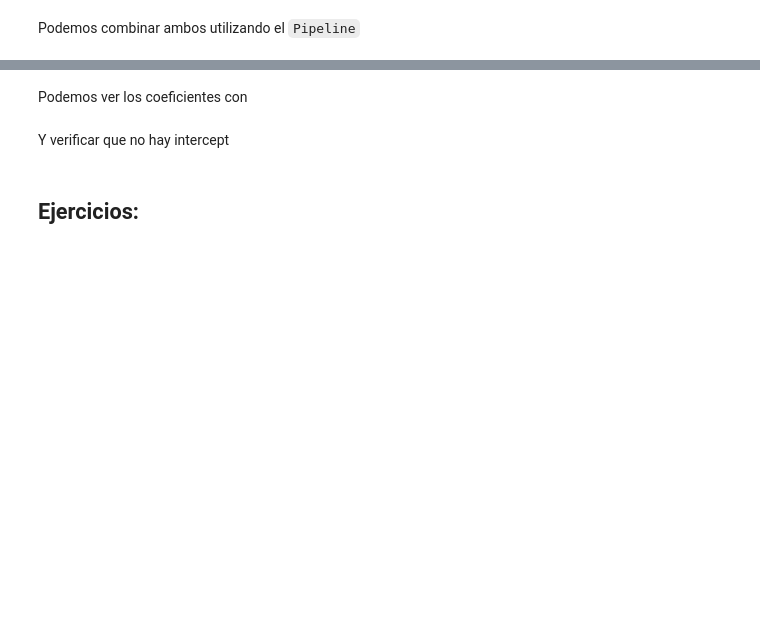
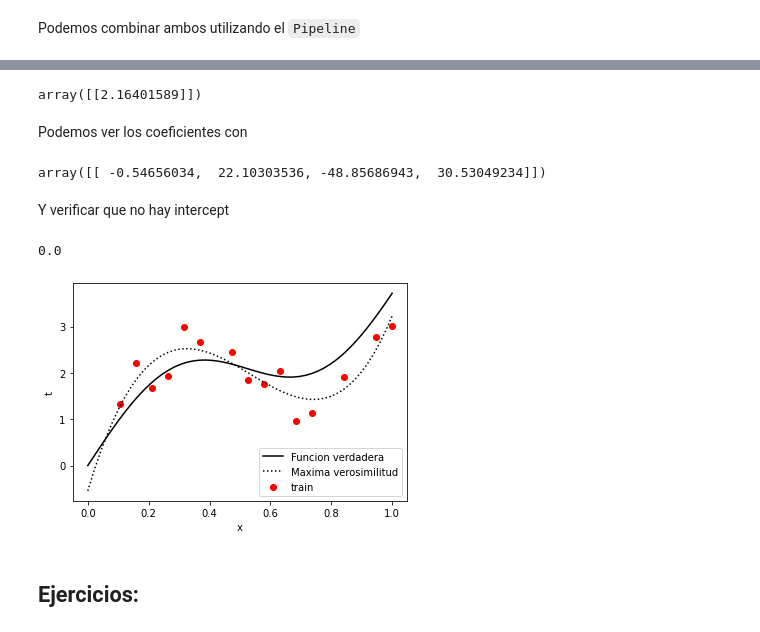
Before and after one commit to naikymen/ML_UNSAM, a Jupyter notebook: 04p_Modelos_Lineales.ipynb, the cells around one changed output, grey strips where cells are left out. Cells and saved outputs as stored; diff of their text form; code cells hidden in the pictures; blank space fills up the shorter version.

```diff
--- a/04p_Modelos_Lineales.ipynb
+++ b/04p_Modelos_Lineales.ipynb
@@ -163,5 +237,5 @@ Pipeline?
 # %%
-degree=5
+degree=3
 modelo=Pipeline([['poly',PolynomialFeatures(degree=degree,include_bias=True)],['regressor',LinearRegression(fit_intercept=False)]])
 # %%
 modelo.fit(x_train,t_train)
@@ -168,11 +251,30 @@ modelo.fit(x_train,t_train)
+# %%
+modelo.predict(np.asarray([[0.2]]))
+# %% [output]
+array([[2.16401589]])
 # %% [markdown]
 Podemos ver los coeficientes con
 # %%
 modelo['regressor'].coef_
+# %% [output]
+array([[ -0.54656034,  22.10303536, -48.85686943,  30.53049234]])
 # %% [markdown]
 Y verificar que no hay intercept
 # %%
 modelo['regressor'].intercept_
+# %% [output]
+0.0
+# %%
+xvals=np.linspace(0,1,num=50).reshape(-1,1)
+plt.scatter(x_train,t_train, c='red', label='train')
+plt.plot(xvals,y_true(xvals),color='black',label='Funcion verdadera')
+plt.plot(xvals,modelo.predict(xvals),color='black',linestyle='dotted',label='Maxima verosimilitud')
+plt.legend()
+plt.xlabel('x')
+plt.ylabel('t')
+plt.show()
+# %% [output]
+[figure, added]
 # %% [markdown]
 ## Ejercicios:
 # %% [markdown]
```
Also changed, not shown: parts of 21 cells of this notebook.
